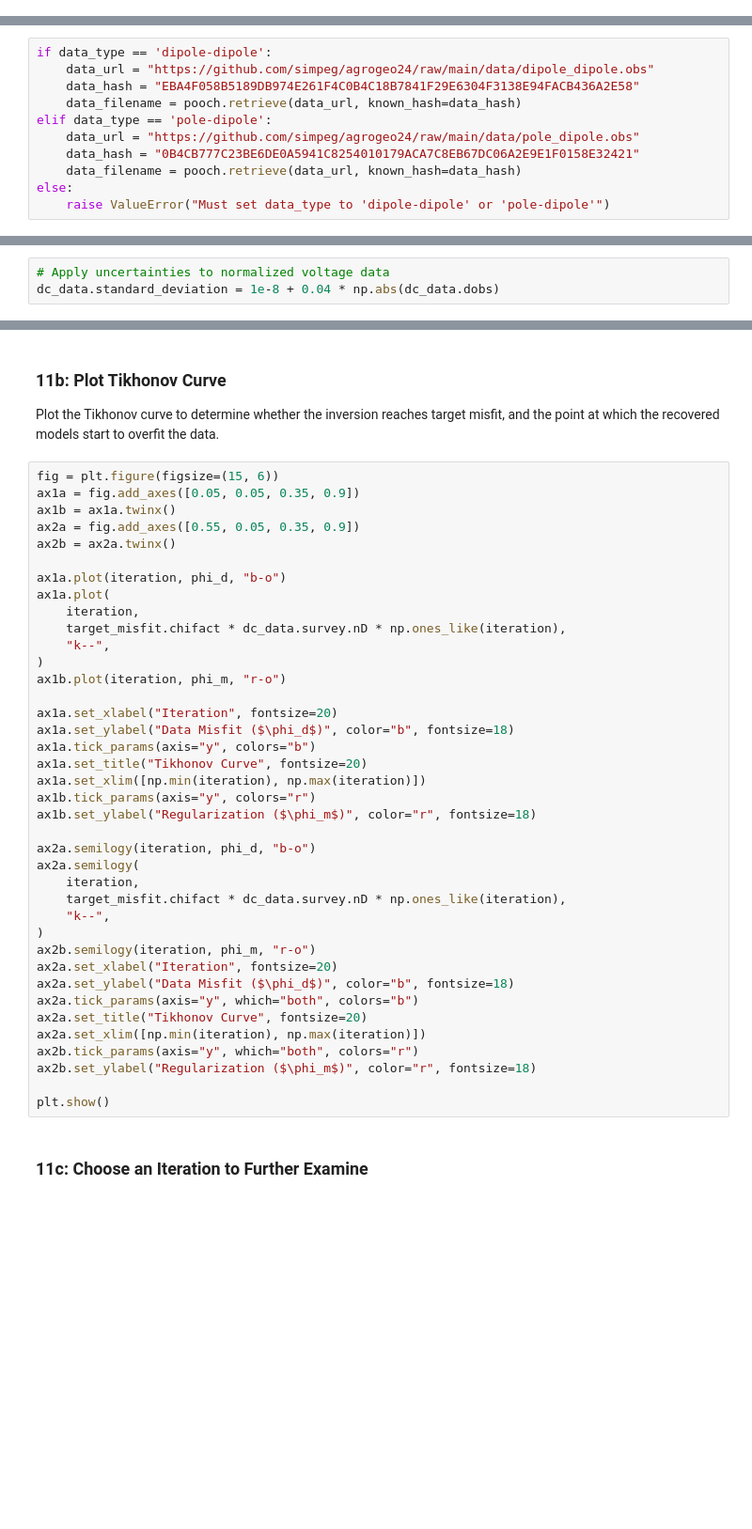
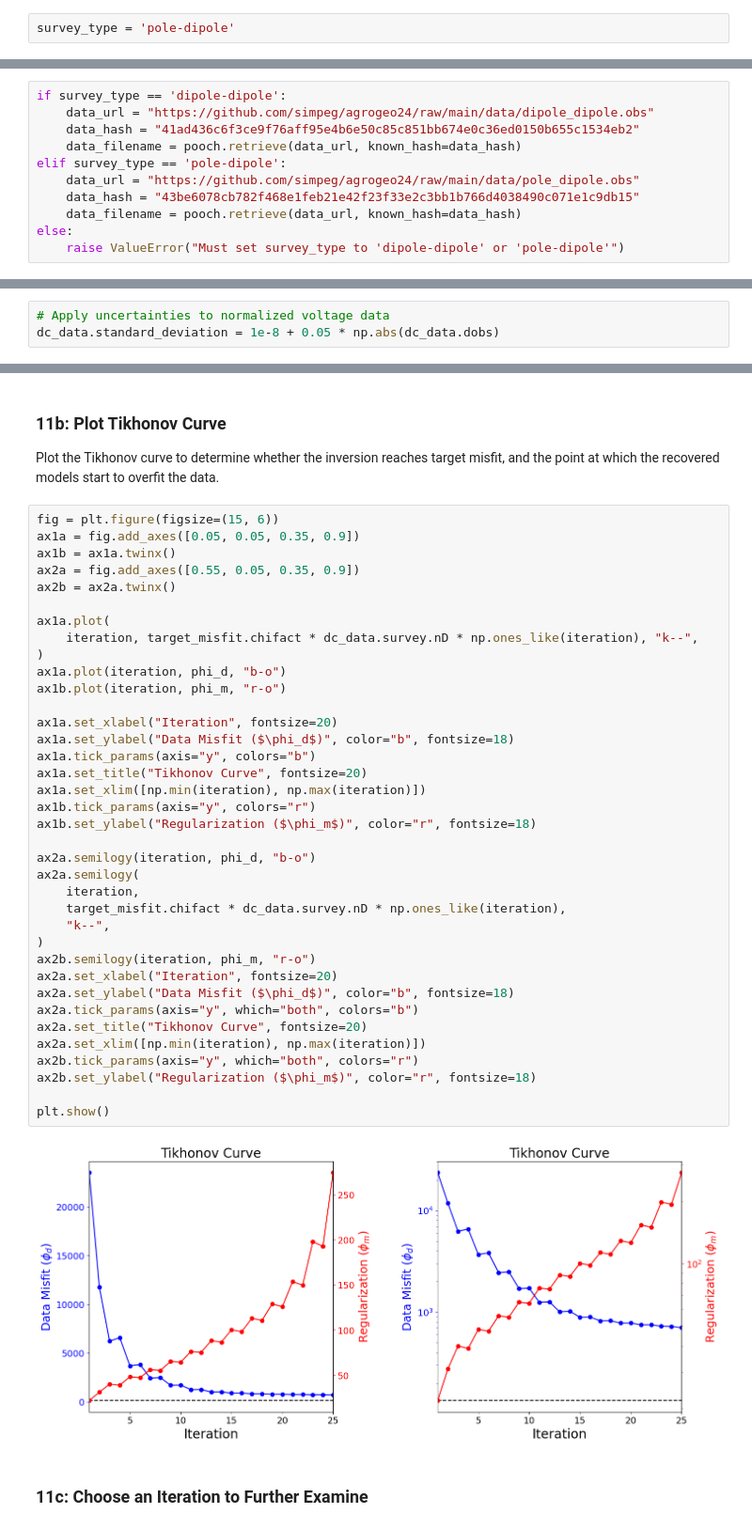
Before and after one commit to simpeg/agrogeo24, a Jupyter notebook: notebooks/02-inversion-dc-resistivity-2d.ipynb, the cells around one changed output, grey strips where cells are left out. Shown at 94% size. Cells and saved outputs as stored; diff of their text form; blank space fills up the shorter version.

```diff
--- a/notebooks/02-inversion-dc-resistivity-2d.ipynb
+++ b/notebooks/02-inversion-dc-resistivity-2d.ipynb
@@ -120,16 +118,18 @@ data_type = 'dipole-dipole'
+# %%
+survey_type = 'pole-dipole'
 # %%
 topo_url = "https://github.com/simpeg/agrogeo24/raw/main/data/topo_2d.txt"
 topo_hash = "1B2DAC5C46E48AB1C5606BB14621279C0A86DFD7790674A9FAAD83F3595E7030"
 
 topo_filename = pooch.retrieve(topo_url, known_hash=topo_hash)
 # %%
-if data_type == 'dipole-dipole':
+if survey_type == 'dipole-dipole':
     data_url = "https://github.com/simpeg/agrogeo24/raw/main/data/dipole_dipole.obs"
-    data_hash = "EBA4F058B5189DB974E261F4C0B4C18B7841F29E6304F3138E94FACB436A2E58"
+    data_hash = "41ad436c6f3ce9f76aff95e4b6e50c85c851bb674e0c36ed0150b655c1534eb2"
     data_filename = pooch.retrieve(data_url, known_hash=data_hash)
-elif data_type == 'pole-dipole':
+elif survey_type == 'pole-dipole':
     data_url = "https://github.com/simpeg/agrogeo24/raw/main/data/pole_dipole.obs"
-    data_hash = "0B4CB777C23BE6DE0A5941C8254010179ACA7C8EB67DC06A2E9E1F0158E32421"
+    data_hash = "43be6078cb782f468e1feb21e42f23f33e2c3bb1b766d4038490c071e1c9db15"
     data_filename = pooch.retrieve(data_url, known_hash=data_hash)
 else:
-    raise ValueError("Must set data_type to 'dipole-dipole' or 'pole-dipole'")
+    raise ValueError("Must set survey_type to 'dipole-dipole' or 'pole-dipole'")
@@ -228,6 +230,6 @@ Assign uncertainties of 1e-8 V/A + 4 % to all data. This represents the case whe
 # %%
 # Apply uncertainties to normalized voltage data
-dc_data.standard_deviation = 1e-8 + 0.04 * np.abs(dc_data.dobs)
+dc_data.standard_deviation = 1e-8 + 0.05 * np.abs(dc_data.dobs)
 # %% [markdown]
 Below, we plot the sorted data values including uncertainty bounds.
 # %%
@@ -629,38 +664,38 @@ ax1b = ax1a.twinx()
 ax2a = fig.add_axes([0.55, 0.05, 0.35, 0.9])
 ax2b = ax2a.twinx()
 
+ax1a.plot(
+    iteration, target_misfit.chifact * dc_data.survey.nD * np.ones_like(iteration), "k--",
+)
 ax1a.plot(iteration, phi_d, "b-o")
-ax1a.plot(
-    iteration,
-    target_misfit.chifact * dc_data.survey.nD * np.ones_like(iteration),
-    "k--",
-)
 ax1b.plot(iteration, phi_m, "r-o")
 
 ax1a.set_xlabel("Iteration", fontsize=20)
 ax1a.set_ylabel("Data Misfit ($\phi_d$)", color="b", fontsize=18)
 ax1a.tick_params(axis="y", colors="b")
 ax1a.set_title("Tikhonov Curve", fontsize=20)
 ax1a.set_xlim([np.min(iteration), np.max(iteration)])
 ax1b.tick_params(axis="y", colors="r")
 ax1b.set_ylabel("Regularization ($\phi_m$)", color="r", fontsize=18)
 
 ax2a.semilogy(iteration, phi_d, "b-o")
 ax2a.semilogy(
     iteration,
     target_misfit.chifact * dc_data.survey.nD * np.ones_like(iteration),
     "k--",
 )
 ax2b.semilogy(iteration, phi_m, "r-o")
 ax2a.set_xlabel("Iteration", fontsize=20)
 ax2a.set_ylabel("Data Misfit ($\phi_d$)", color="b", fontsize=18)
 ax2a.tick_params(axis="y", which="both", colors="b")
 ax2a.set_title("Tikhonov Curve", fontsize=20)
 ax2a.set_xlim([np.min(iteration), np.max(iteration)])
 ax2b.tick_params(axis="y", which="both", colors="r")
 ax2b.set_ylabel("Regularization ($\phi_m$)", color="r", fontsize=18)
 
 plt.show()
+# %% [output]
+[figure, added]
 # %% [markdown]
 ### 11c: Choose an Iteration to Further Examine
 # %%
```
Also changed, not shown: parts of 18 cells of this notebook, 1 other file.
